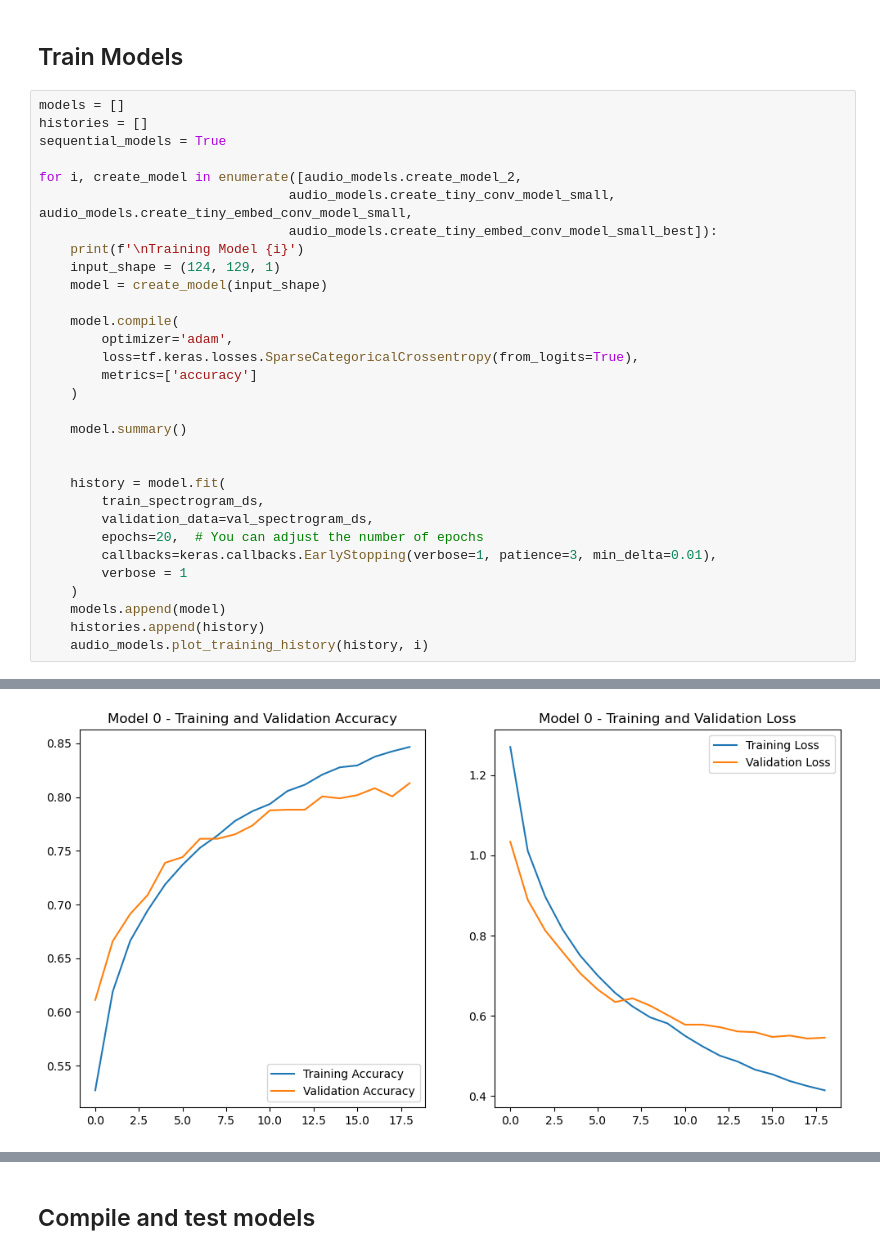
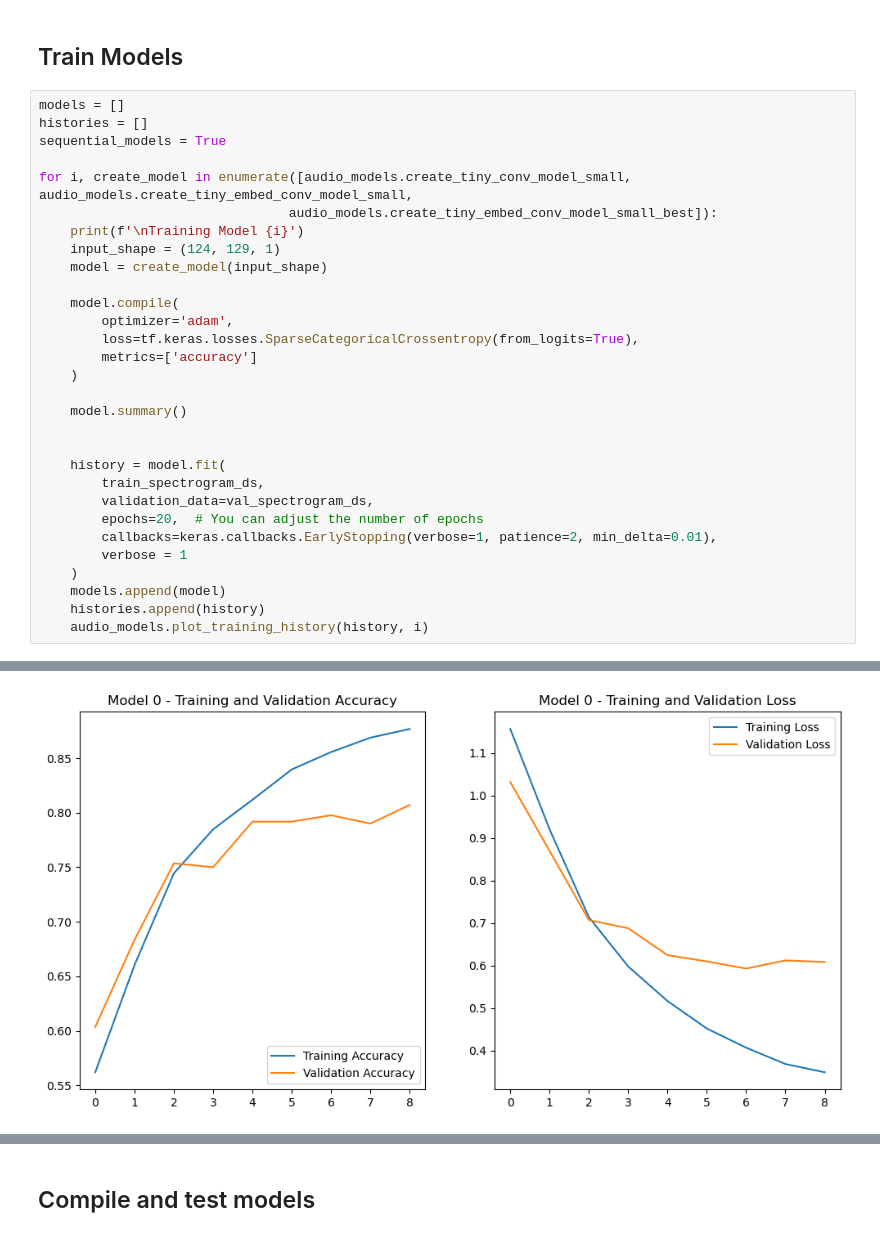
Before and after one commit to Gabinson200/ESPtinyML24, a Jupyter notebook: model_making/notebooks/audio_model_creation.ipynb, the cells around one changed output, grey strips where cells are left out. Saved outputs shown, nothing was run; the diff lists cells and outputs as text.

```diff
--- a/model_making/notebooks/audio_model_creation.ipynb
+++ b/model_making/notebooks/audio_model_creation.ipynb
@@ -102,8 +105,7 @@ models = []
 histories = []
 sequential_models = True
 
-for i, create_model in enumerate([audio_models.create_model_2,
-                                audio_models.create_tiny_conv_model_small, audio_models.create_tiny_embed_conv_model_small,
+for i, create_model in enumerate([audio_models.create_tiny_conv_model_small, audio_models.create_tiny_embed_conv_model_small,
                                 audio_models.create_tiny_embed_conv_model_small_best]):
     print(f'\nTraining Model {i}')
     input_shape = (124, 129, 1)
@@ -122,7 +124,7 @@ for i, create_model in enumerate([audio_models.create_model_2,
         train_spectrogram_ds,
         validation_data=val_spectrogram_ds,
         epochs=20,  # You can adjust the number of epochs
-        callbacks=keras.callbacks.EarlyStopping(verbose=1, patience=3, min_delta=0.01),
+        callbacks=keras.callbacks.EarlyStopping(verbose=1, patience=2, min_delta=0.01),
         verbose = 1
     )
     models.append(model)
@@ -149 +171 @@ Epoch 19: early stopping
-[figure, old version]
+[figure, new version]
```
Also changed, not shown: parts of 30 cells of this notebook.
